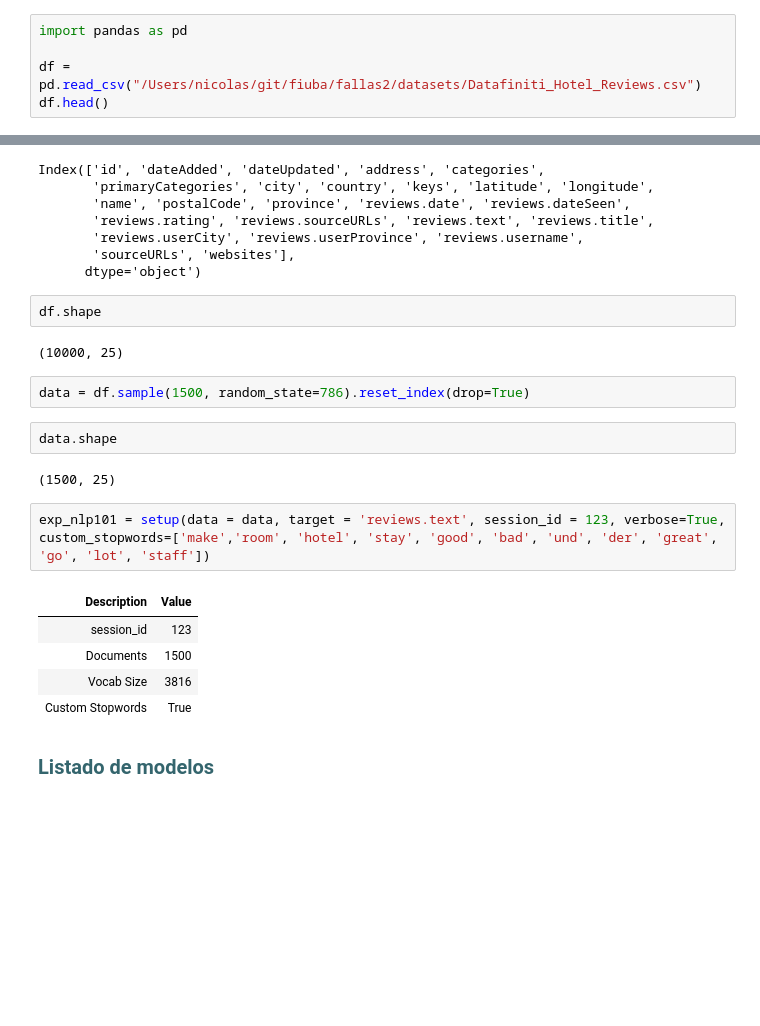
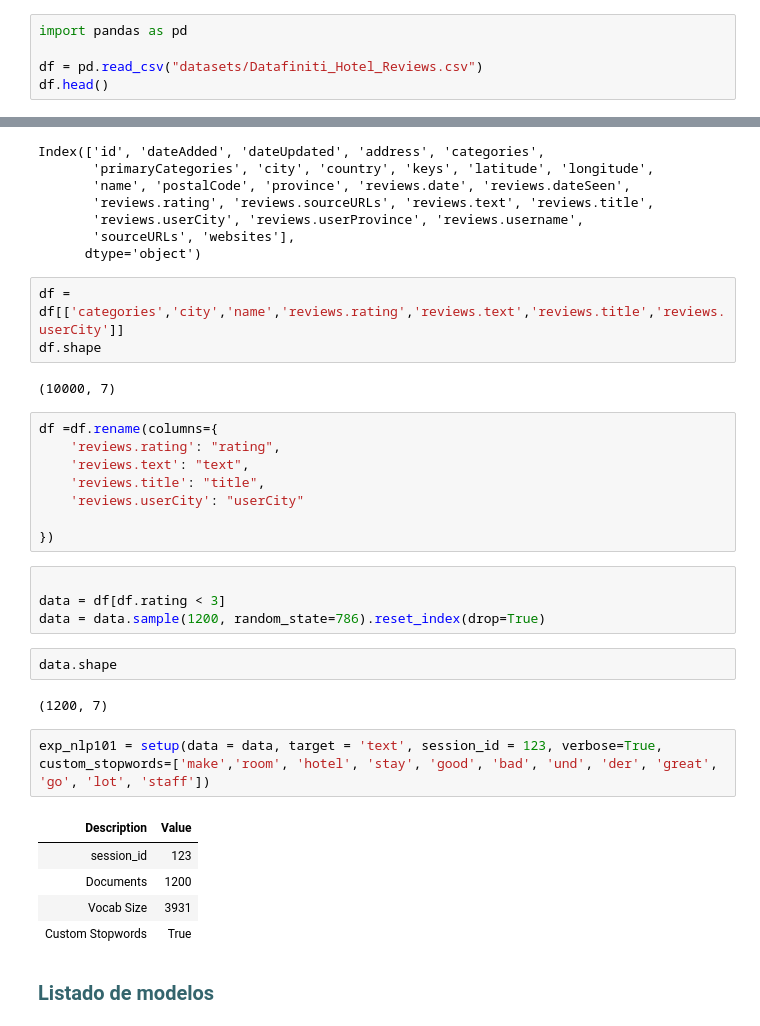
Before and after one commit to nicomorales/fallas2-ntbk, a Jupyter notebook: NLP.ipynb, the cells around one changed output, grey strips where cells are left out. Saved outputs shown, nothing was run; the diff lists cells and outputs as text; blank space fills up the shorter version.

```diff
--- a/NLP.ipynb
+++ b/NLP.ipynb
@@ -51,7 +51,7 @@ Pycaret version:  2.3.10
 # %%
 import pandas as pd
 
-df = pd.read_csv("/Users/nicolas/git/fiuba/fallas2/datasets/Datafiniti_Hotel_Reviews.csv")
+df = pd.read_csv("datasets/Datafiniti_Hotel_Reviews.csv")
 df.head()
 # %% [output]
 |  | id | dateAdded | dateUpdated | address | categories | primaryCategories | city | country | keys | ... |
@@ -72,22 +72,33 @@ Index(['id', 'dateAdded', 'dateUpdated', 'address', 'categories',
        'sourceURLs', 'websites'],
       dtype='object')
 # %%
+df = df[['categories','city','name','reviews.rating','reviews.text','reviews.title','reviews.userCity']]
 df.shape
 # %% [output]
-(10000, 25)
+(10000, 7)
+# %%
+df =df.rename(columns={
+    'reviews.rating': "rating",
+    'reviews.text': "text",
+    'reviews.title': "title",
+    'reviews.userCity': "userCity"
+
+})
 # %%
-data = df.sample(1500, random_state=786).reset_index(drop=True)
+
+data = df[df.rating < 3]
+data = data.sample(1200, random_state=786).reset_index(drop=True)
 # %%
 data.shape
 # %% [output]
-(1500, 25)
+(1200, 7)
 # %%
-exp_nlp101 = setup(data = data, target = 'reviews.text', session_id = 123, verbose=True, custom_stopwords=['make','room', 'hotel', 'stay', 'good', 'bad', 'und', 'der', 'great', 'go', 'lot', 'staff'])
+exp_nlp101 = setup(data = data, target = 'text', session_id = 123, verbose=True, custom_stopwords=['make','room', 'hotel', 'stay', 'good', 'bad', 'und', 'der', 'great', 'go', 'lot', 'staff'])
 # %% [output]
 | Description | Value |
 | session_id | 123 |
-| Documents | 1500 |
-| Vocab Size | 3816 |
+| Documents | 1200 |
+| Vocab Size | 3931 |
 | Custom Stopwords | True |
 # %% [markdown]
 <a id = "1.0"></a>
```
Also changed, not shown: parts of 4 cells of this notebook, 2 other files.
